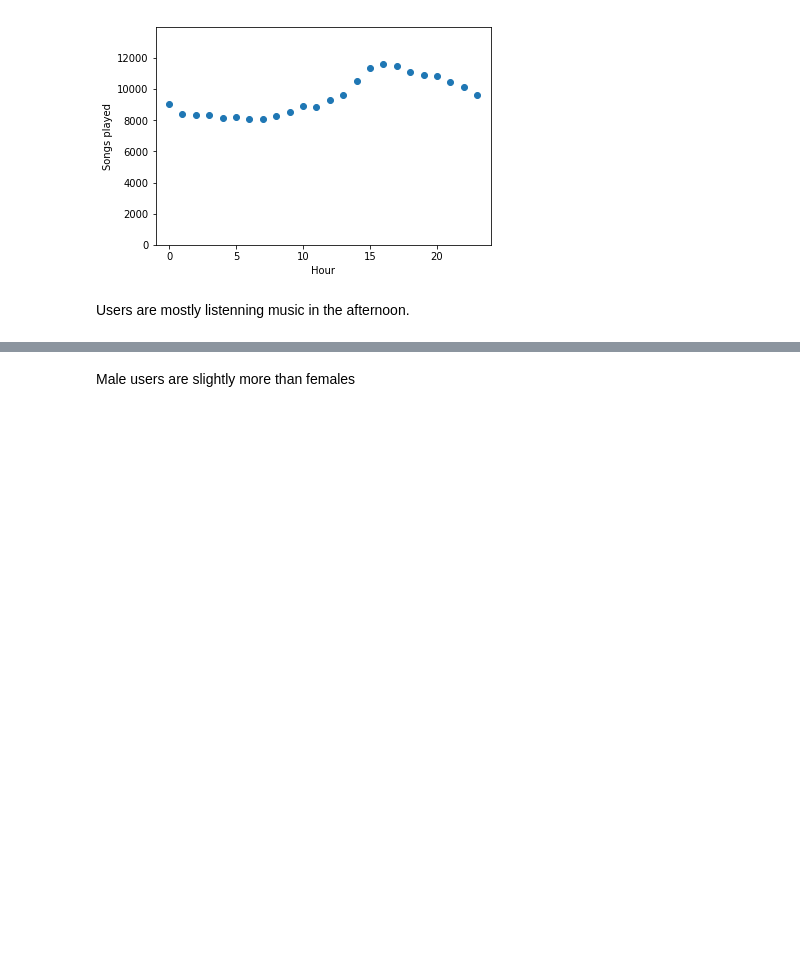
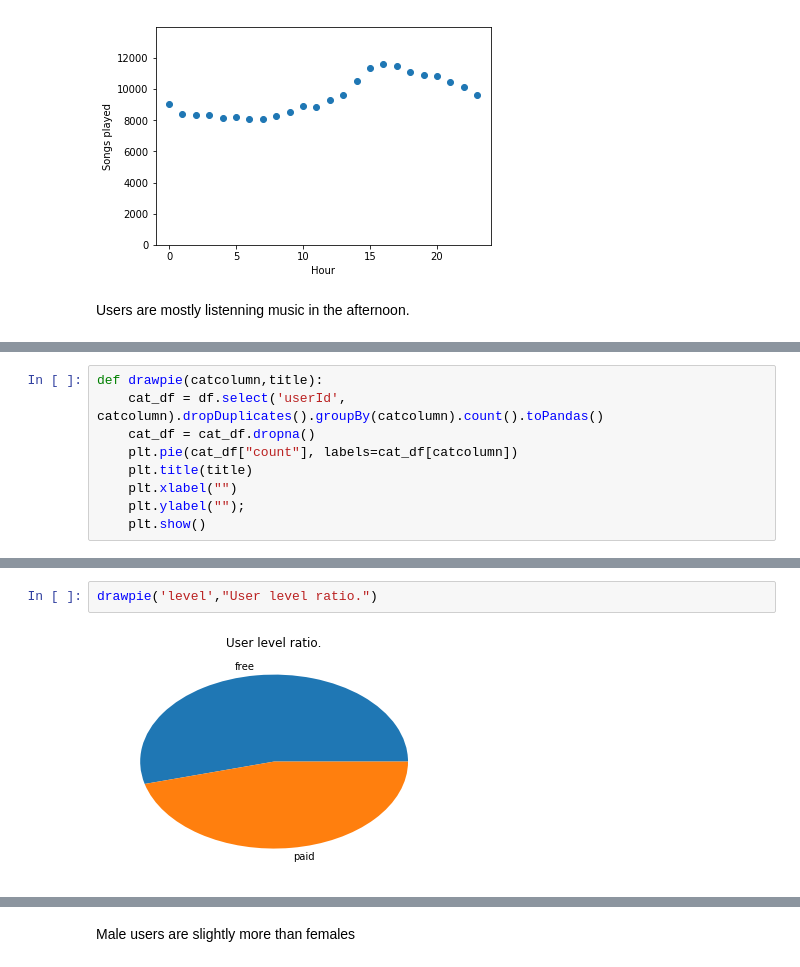
Before and after one commit to uaytek/SparkIBM, a Jupyter notebook: Udacity_Sparkify .ipynb, the cells around one changed output, grey strips where cells are left out. Drawn from its saved outputs; the diff is of its cells as text; blank space fills up the shorter version.

```diff
--- a/Udacity_Sparkify .ipynb
+++ b/Udacity_Sparkify .ipynb
@@ -210,0 +197,9 @@ plt.show()
+# %%
+def drawpie(catcolumn,title):
+    cat_df = df.select('userId', catcolumn).dropDuplicates().groupBy(catcolumn).count().toPandas()
+    cat_df = cat_df.dropna()
+    plt.pie(cat_df["count"], labels=cat_df[catcolumn])
+    plt.title(title)
+    plt.xlabel("")
+    plt.ylabel("");
+    plt.show()
@@ -210,0 +210,4 @@ plt.show()
+# %%
+drawpie('level',"User level ratio.")
+# %% [output]
+[figure, added]
```
Also changed, not shown: parts of 30 cells of this notebook.
